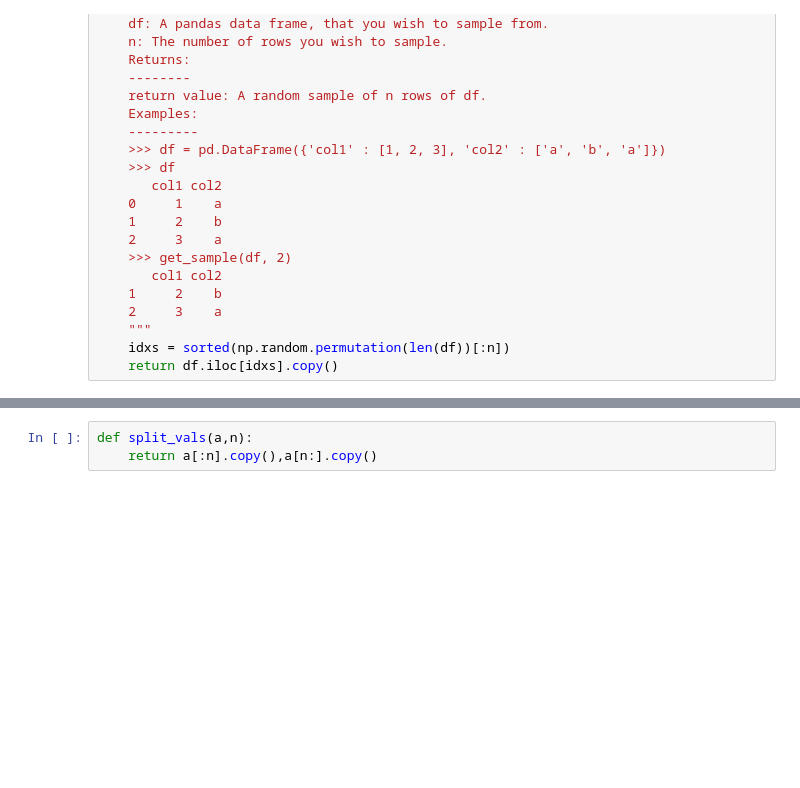
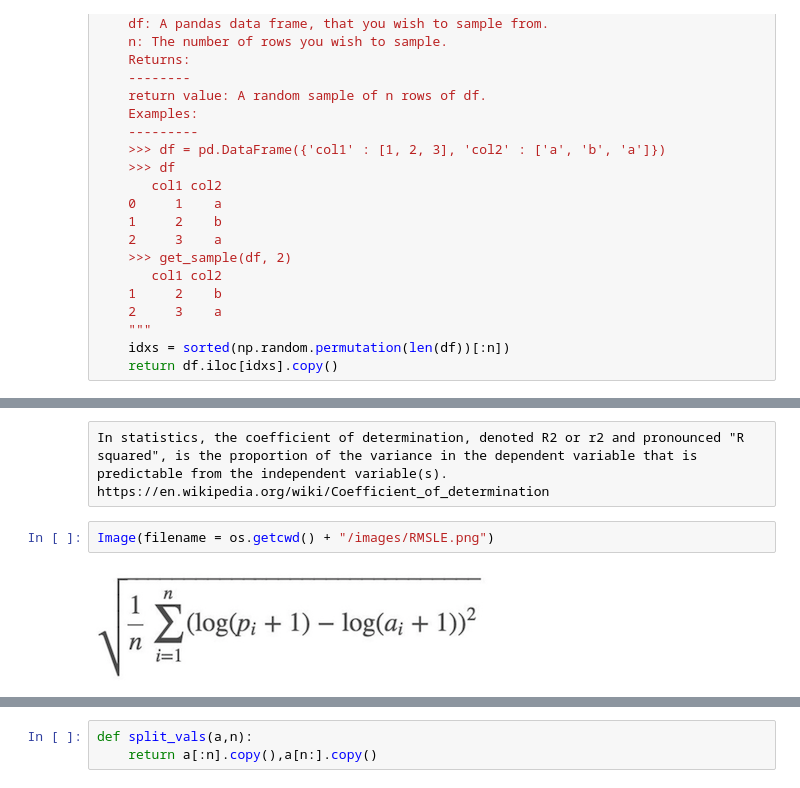
Before and after one commit to gmshashank/ML, a Jupyter notebook: Random_Forests.ipynb, the cells around one changed output, grey strips where cells are left out. Cells and saved outputs as stored; diff of their text form; blank space fills up the shorter version.

```diff
--- a/Random_Forests.ipynb
+++ b/Random_Forests.ipynb
@@ -571,0 +589,6 @@ m.score(df,y)
+# %% [raw]
+In statistics, the coefficient of determination, denoted R2 or r2 and pronounced "R squared", is the proportion of the variance in the dependent variable that is predictable from the independent variable(s). https://en.wikipedia.org/wiki/Coefficient_of_determination
+# %%
+Image(filename = os.getcwd() + "/images/RMSLE.png")
+# %% [output]
+[figure, added]
```
Also changed, not shown: parts of 136 cells of this notebook.
